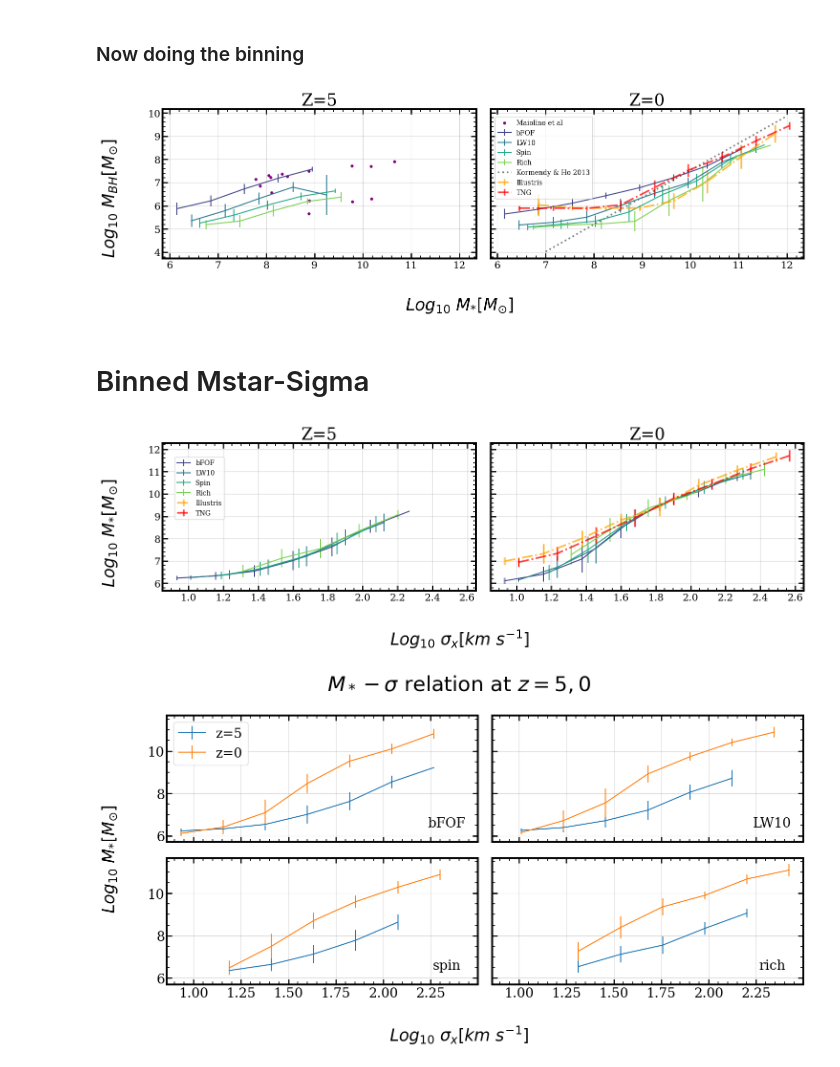
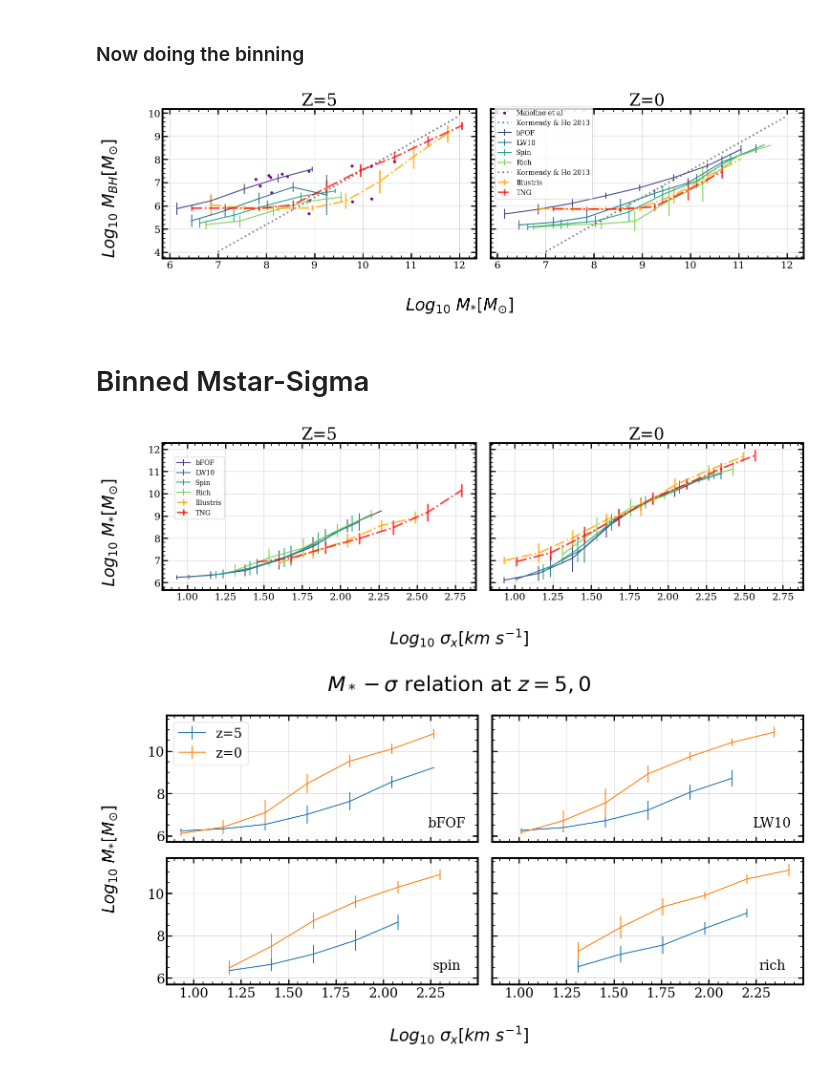
Before and after one commit to khojonat/Brahma_Analysis, a Jupyter notebook: M_Sigma.ipynb, the cells around one changed output. Cells and saved outputs as stored; diff of their text form; code cells hidden in the pictures.

```diff
--- a/M_Sigma.ipynb
+++ b/M_Sigma.ipynb
@@ -686,12 +812,15 @@ AllBoxMeans,AllBoxStdDevs,Xpoints = mean_trends(Prop1list,Prop2list,redshifts,li
 # %%
 # Binning as above for Illustris and Illustris TNG
 MStar_Illz0 = [np.sum(Illz0[2][i]) for i in range(len(Illz0[2]))]
-MStar_TNgz0 = [np.sum(TNGz0[2][i]) for i in range(len(TNGz0[2]))]
+MStar_TNGz0 = [np.sum(TNGz0[2][i]) for i in range(len(TNGz0[2]))]
 
-IllProp1 = [[np.array(MStar_Illz0)],[np.array(MStar_TNgz0)]]
-IllProp2 = [[np.array(Illz0[0])],[np.array(TNGz0[0])]]
+MStar_Illz5 = [np.sum(Illz5[2][i]) for i in range(len(Illz5[2]))]
+MStar_TNGz5 = [np.sum(TNGz5[2][i]) for i in range(len(TNGz5[2]))]
 
-redshiftIll = [0]
+IllProp1 = [[np.array(MStar_Illz5),np.array(MStar_Illz0)],[np.array(MStar_TNGz5),np.array(MStar_TNGz0)]]
+IllProp2 = [[np.array(Illz5[0]),np.array(Illz0[0])],[np.array(TNGz5[0]),np.array(TNGz0[0])]]
+
+redshiftIll = [5,0]
 
 Ill_TNG_means,Ill_TNG_StdDevs,ILL_TNG_Xpoints = mean_trends(IllProp1,IllProp2,redshiftIll,limits,bins=10)
 # %%
@@ -717,10 +846,7 @@ for i in range(AllBoxMeans.shape[0]):
                                   color = cmap(0.2+i*(0.8/AllBoxMeans.shape[0])))
 
 # Change the alpha and colors to make everything visible
-axes.flat[1].errorbar(ILL_TNG_Xpoints[0],Ill_TNG_means[0][0],Ill_TNG_StdDevs[0][0],
-                      label='Illustris',lw=2.5,ls='dashdot',color='orange',alpha=0.75)
-axes.flat[1].errorbar(ILL_TNG_Xpoints[1],Ill_TNG_means[1][0],Ill_TNG_StdDevs[1][0],
-                      label='TNG',lw=2.5,ls='dashdot',color='red',alpha=0.75)
+
 axes.flat[0].scatter(Maiolino_x_M_Mstar,Maiolino_y_M_Mstar,label='Maiolino et al',color='purple',s=12)
 
 # Index for labeling figure titles
@@ -732,14 +858,24 @@ for ax in axes.flat:
     ax.grid(alpha = 0.5)
     ax.tick_params(labelsize=tick_size)
     ax.set_title('Z={}'.format(redshifts[n]),size = 25)
+    ax.plot(xfit_M_Mstar,KH13_M_Mstar_yfit[0],label='Kormendy & Ho 2013',ls='dotted',lw=2.5,alpha=0.5,color='black')
     n+=1
 
     if ax==axes.flat[1]:
+
+        ax.errorbar(ILL_TNG_Xpoints[0],Ill_TNG_means[0][0],Ill_TNG_StdDevs[0][0],
+                      label='Illustris',lw=2.5,ls='dashdot',color='orange',alpha=0.75)
+        ax.errorbar(ILL_TNG_Xpoints[1],Ill_TNG_means[1][0],Ill_TNG_StdDevs[1][0],
+                      label='TNG',lw=2.5,ls='dashdot',color='red',alpha=0.75)
     #     # ax.plot(x,TNGy[0],label='TNG Best Fit',ls='--',lw=2.5,alpha=0.75)
     #     # ax.plot(x,y[0],label='Illustris Best Fit',ls='--',lw=2.5,alpha=0.75)
-         ax.plot(xfit_M_Mstar,KH13_M_Mstar_yfit[0],label='Kormendy & Ho 2013',ls='dotted',lw=2.5,alpha=0.5,color='black')
+    #     # ax.plot(xfit_M_Mstar,KH13_M_Mstar_yfit[0],label='Kormendy & Ho 2013',ls='dotted',lw=2.5,alpha=0.5,color='black')
 
-    # else:
+    else:
+        ax.errorbar(ILL_TNG_Xpoints[0],Ill_TNG_means[0][1],Ill_TNG_StdDevs[0][1],
+                      lw=2.5,ls='dashdot',color='orange',alpha=0.75)
+        ax.errorbar(ILL_TNG_Xpoints[1],Ill_TNG_means[1][1],Ill_TNG_StdDevs[1][1],
+                      lw=2.5,ls='dashdot',color='red',alpha=0.75)
     #     # ax.plot(x,TNGy[0],ls='--',lw=2.5,alpha=0.75)
     #     # ax.plot(x,y[0],ls='--',lw=2.5,alpha=0.75)
     #     ax.plot(xfit,KH13_yfit[0],ls='dashdot',lw=2.5,alpha=0.5,color='black')
@@ -751,7 +887,7 @@ plt.subplots_adjust(wspace=0.05)
 plt.tight_layout()
 plt.savefig('Plots/Brahma_MBH_Mstar_binned.png')
 # %% [output]
-[figure, old version]
+[figure, new version]
 # %% [markdown]
 # Binned Mstar-Sigma
 # %%
@@ -765,9 +901,12 @@ LW10z5=ReadBrahmaData('Brahma_Data/output_ratio10_SFMFGM5_seed5.00_bFOF_LW10_z5'
 spinz5=ReadBrahmaData('Brahma_Data/output_ratio10_SFMFGM5_seed5.00_bFOF_LW10_spin_z5')
 richz5=ReadBrahmaData('Brahma_Data/output_ratio10_SFMFGM5_seed5.00_bFOF_LW10_spin_rich_z5')
 
-# Illustris and TNG z0
+# Illustris and TNG
 Illz0=ReadBrahmaData('Brahma_Data/Illustris_z0')
 TNGz0=ReadBrahmaData('Brahma_Data/TNG_z0')
+
+Illz5=ReadBrahmaData('Brahma_Data/Illustris_z5')
+TNGz5=ReadBrahmaData('Brahma_Data/TNG_z5')
 # %%
 # Scale factor to convert to peculiar velocities
 a = 1/(1+5) # For redshift z=5; a=1 for z=0
@@ -810,14 +949,18 @@ AllBoxMeans,AllBoxStdDevs,Xpoints = mean_trends(Prop1list,Prop2list,redshifts,li
 # Binning as above for Illustris and Illustris TNG
 Sigma_Illz0 = np.array(Illz0[4])[:,0]
 Sigma_TNGz0 = np.array(TNGz0[4])[:,0]
+Sigma_Illz5 = np.array(Illz5[4])[:,0]
+Sigma_TNGz5 = np.array(TNGz5[4])[:,0]
 
 MStar_Illz0 = [np.sum(Illz0[2][i]) for i in range(len(Illz0[2]))]
 MStar_TNgz0 = [np.sum(TNGz0[2][i]) for i in range(len(TNGz0[2]))]
+MStar_Illz5 = [np.sum(Illz5[2][i]) for i in range(len(Illz5[2]))]
+MStar_TNgz5 = [np.sum(TNGz5[2][i]) for i in range(len(TNGz5[2]))]
 
-IllProp2 = [[np.array(MStar_Illz0)],[np.array(MStar_TNgz0)]]
-IllProp1 = [[Sigma_Illz0],[Sigma_TNGz0]]
+IllProp2 = [[np.array(MStar_Illz5),np.array(MStar_Illz0)],[np.array(MStar_TNgz5),np.array(MStar_TNgz0)]]
+IllProp1 = [[Sigma_Illz5,Sigma_Illz0],[Sigma_TNGz5,Sigma_TNGz0]]
 
-redshiftIll = [0]
+redshiftIll = [5,0]
 
 Ill_TNG_means,Ill_TNG_StdDevs,ILL_TNG_Xpoints = mean_trends(IllProp1,IllProp2,redshiftIll,limits,bins=10)
 # %%
@@ -843,40 +986,45 @@ for i in range(AllBoxMeans.shape[0]):
                                   color = cmap(0.2+i*(0.8/AllBoxMeans.shape[0])))
 
 # Change the alpha and colors to make everything visible
-axes.flat[1].errorbar(ILL_TNG_Xpoints[0],Ill_TNG_means[0][0],Ill_TNG_StdDevs[0][0],
-                      label='Illustris',lw=2.5,ls='dashdot',color='orange',alpha=0.75)
-axes.flat[1].errorbar(ILL_TNG_Xpoints[1],Ill_TNG_means[1][0],Ill_TNG_StdDevs[1][0],
-                      label='TNG',lw=2.5,ls='dashdot',color='red',alpha=0.75)
+
 # axes.flat[0].scatter(Maiolino_x,Maiolino_y,label='Maiolino et al',color='purple',s=10)
 
 # Index for labeling figure titles
 n=0
 
 for ax in axes.flat:
     # ax.set_xlim(0.6,3.0)
     # ax.set_ylim(4,10)
     ax.grid(alpha = 0.5)
     ax.tick_params(labelsize=tick_size)
     ax.set_title('Z={}'.format(redshifts[n]),size = 25)
     n+=1
 
-    # if ax==axes.flat[0]:
+    if ax==axes.flat[0]:
+        ax.errorbar(ILL_TNG_Xpoints[0],Ill_TNG_means[0][0],Ill_TNG_StdDevs[0][0],
+                      label='Illustris',lw=2.5,ls='dashdot',color='orange',alpha=0.75)
+        ax.errorbar(ILL_TNG_Xpoints[1],Ill_TNG_means[1][0],Ill_TNG_StdDevs[1][0],
+                      label='TNG',lw=2.5,ls='dashdot',color='red',alpha=0.75)
     #     # ax.plot(x,TNGy[0],label='TNG Best Fit',ls='--',lw=2.5,alpha=0.75)
     #     # ax.plot(x,y[0],label='Illustris Best Fit',ls='--',lw=2.5,alpha=0.75)
     #     # ax.plot(xfit,KH13_yfit[0],label='Kormendy & Ho 2013 z=0',ls='dotted',lw=2.5,alpha=0.5,color='black')
-    # else:
+    else:
+        ax.errorbar(ILL_TNG_Xpoints[0],Ill_TNG_means[0][1],Ill_TNG_StdDevs[0][1],
+                      lw=2.5,ls='dashdot',color='orange',alpha=0.75)
+        ax.errorbar(ILL_TNG_Xpoints[1],Ill_TNG_means[1][1],Ill_TNG_StdDevs[1][1],
+                      lw=2.5,ls='dashdot',color='red',alpha=0.75)
     #     # ax.plot(x,TNGy[0],ls='--',lw=2.5,alpha=0.75)
     #     # ax.plot(x,y[0],ls='--',lw=2.5,alpha=0.75)
     #     # ax.plot(xfit,KH13_yfit[0],ls='dashdot',lw=2.5,alpha=0.5,color='black')
 
 f.supxlabel('{}'.format(axislabels[0]),fontsize=label_font_size)
 f.supylabel('{}'.format(axislabels[1]),fontsize=label_font_size,x=0)
 f.legend(fontsize = 10,loc=[0.11,0.58])
 plt.subplots_adjust(wspace=0.05)
 plt.tight_layout()
 plt.savefig('Plots/Brahma_Mstar_Sigma_binned.png')
 # %% [output]
-[figure, old version]
+[figure, new version]
 # %%
 # Making 4 panel version
 
```
Also changed, not shown: parts of 13 cells of this notebook, 1 other file.
